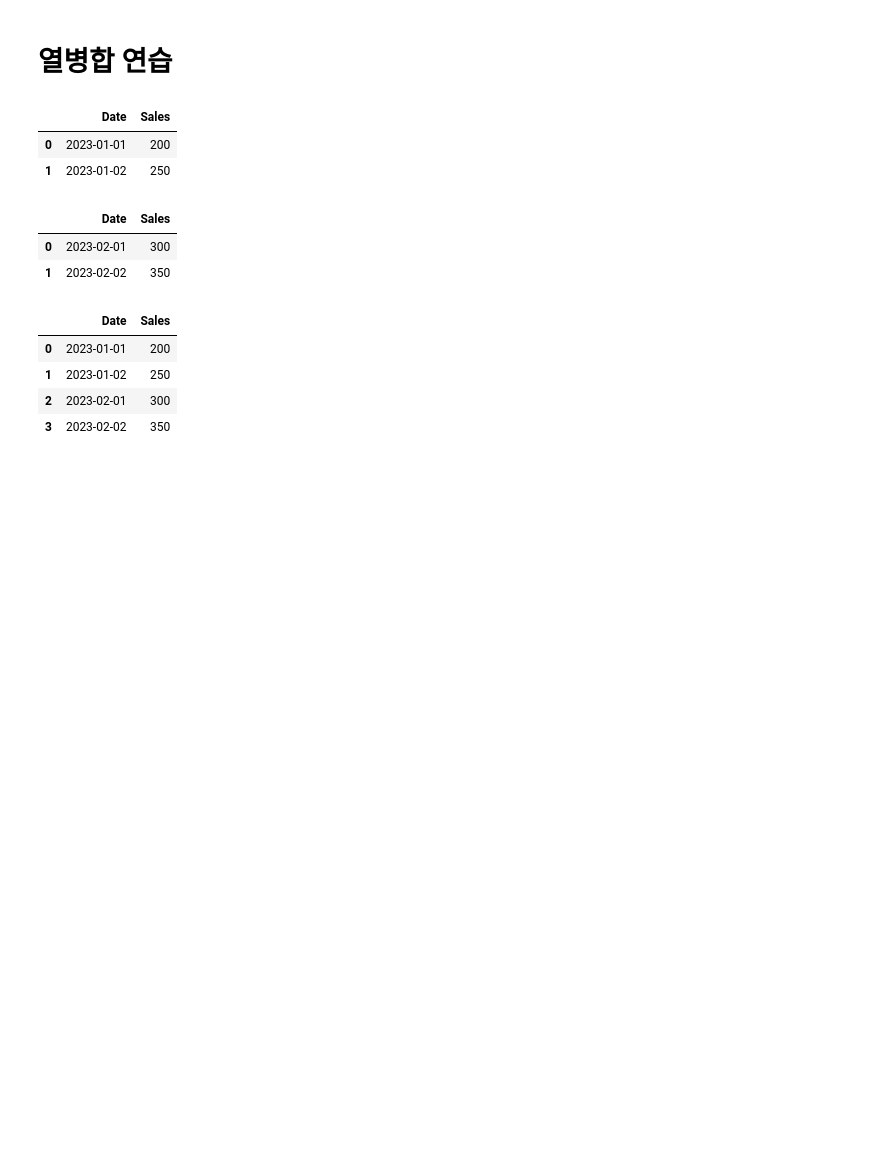
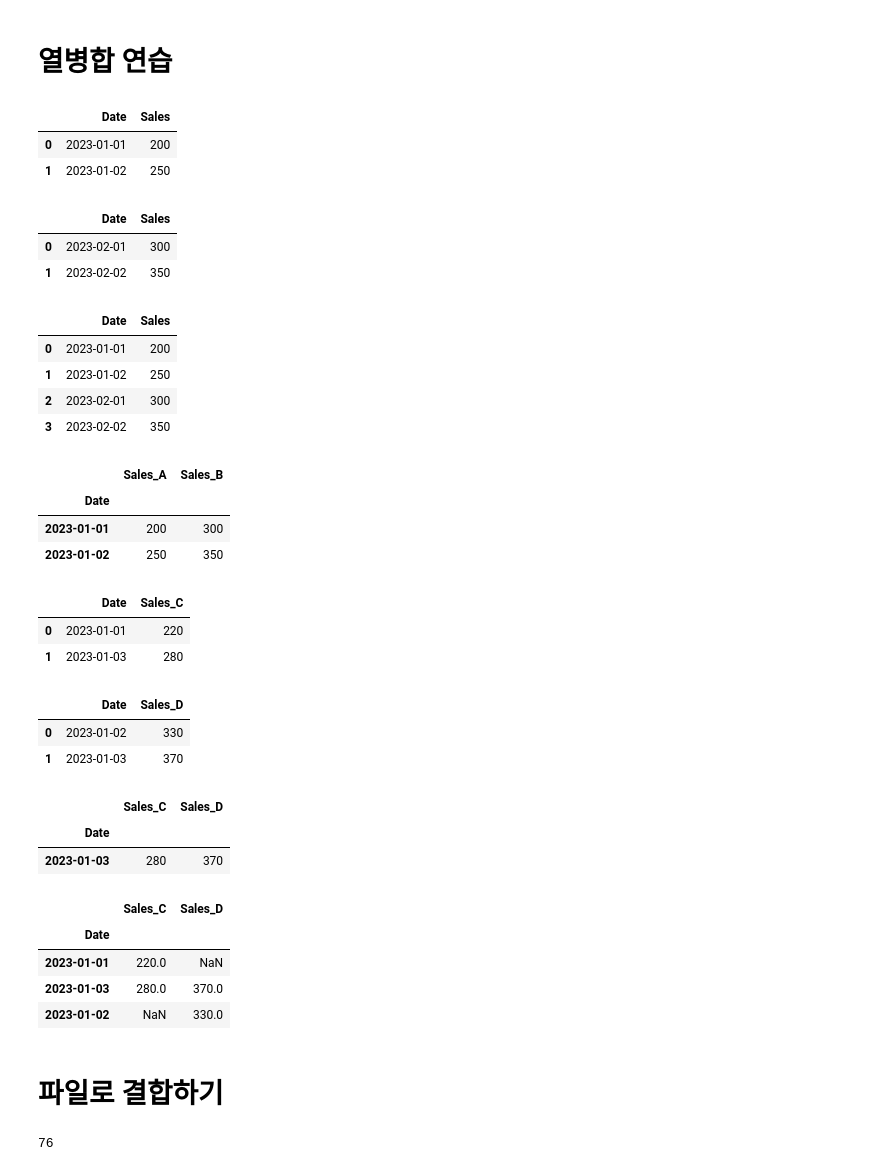
Before and after one commit to yleessam/hipython_rep, a Jupyter notebook: 15_데이터전처리.ipynb, the cells around one changed output. Saved outputs shown, nothing was run; the diff lists cells and outputs as text; code cells hidden in the pictures; blank space fills up the shorter version.

```diff
--- a/15_데이터전처리.ipynb
+++ b/15_데이터전처리.ipynb
@@ -863,0 +868,50 @@ store_b = pd.DataFrame({
+# %%
+#pd.concat([store_a,store_b], axis=1)
+pd.concat([st1,st2], axis=1)
+# %% [output]
+|  | Sales_A | Sales_B |
+| Date |  |  |
+| 2023-01-01 | 200 | 300 |
+| 2023-01-02 | 250 | 350 |
+# %%
+# 상점 C의 매출 데이터
+store_c = pd.DataFrame({
+    'Date': ['2023-01-01', '2023-01-03'],
+    'Sales_C': [220, 280]
+})
+
+# 상점 D의 매출 데이터
+store_d = pd.DataFrame({
+    'Date': ['2023-01-02', '2023-01-03'],
+    'Sales_D': [330, 370]
+})
+# %%
+store_c
+# %% [output]
+|  | Date | Sales_C |
+| 0 | 2023-01-01 | 220 |
+| 1 | 2023-01-03 | 280 |
+# %%
+store_d
+# %% [output]
+|  | Date | Sales_D |
+| 0 | 2023-01-02 | 330 |
+| 1 | 2023-01-03 | 370 |
+# %%
+pd.concat([store_c.set_index('Date'), store_d.set_index('Date')],
+          axis=1, join='inner')
+# %% [output]
+|  | Sales_C | Sales_D |
+| Date |  |  |
+| 2023-01-03 | 280 | 370 |
+# %%
+pd.concat([store_c.set_index('Date'), store_d.set_index('Date')],
+          axis=1, join='outer')
+# %% [output]
+|  | Sales_C | Sales_D |
+| Date |  |  |
+| 2023-01-01 | 220.0 | NaN |
+| 2023-01-03 | 280.0 | 370.0 |
+| 2023-01-02 | NaN | 330.0 |
+# %% [markdown]
+# 파일로 결합하기
@@ -863,0 +922,5 @@ store_b = pd.DataFrame({
+# %%
+b_data_files = sorted(list(data_files))
+len(b_data_files)
+# %% [output]
+76
```
Also changed, not shown: parts of 9 cells of this notebook.
